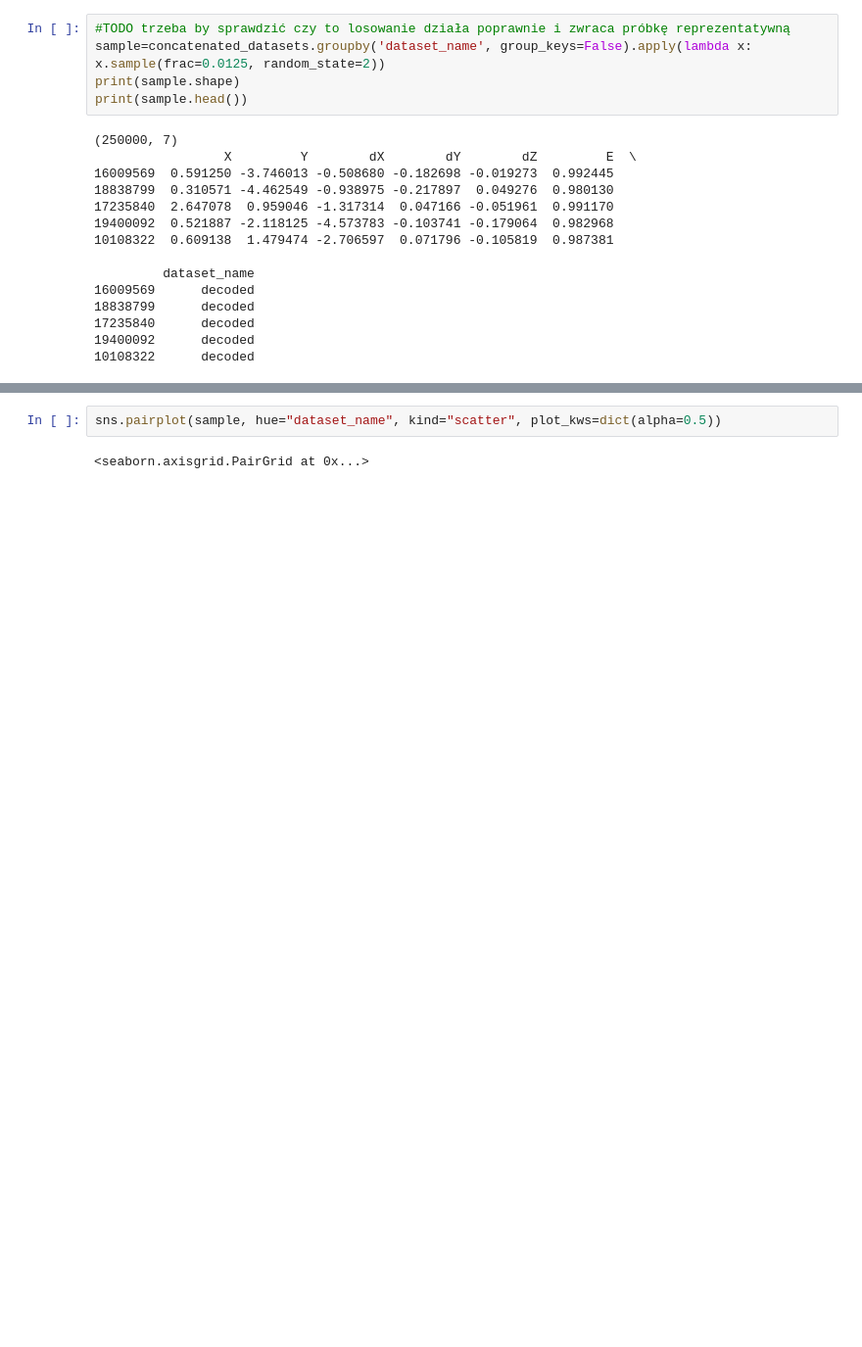
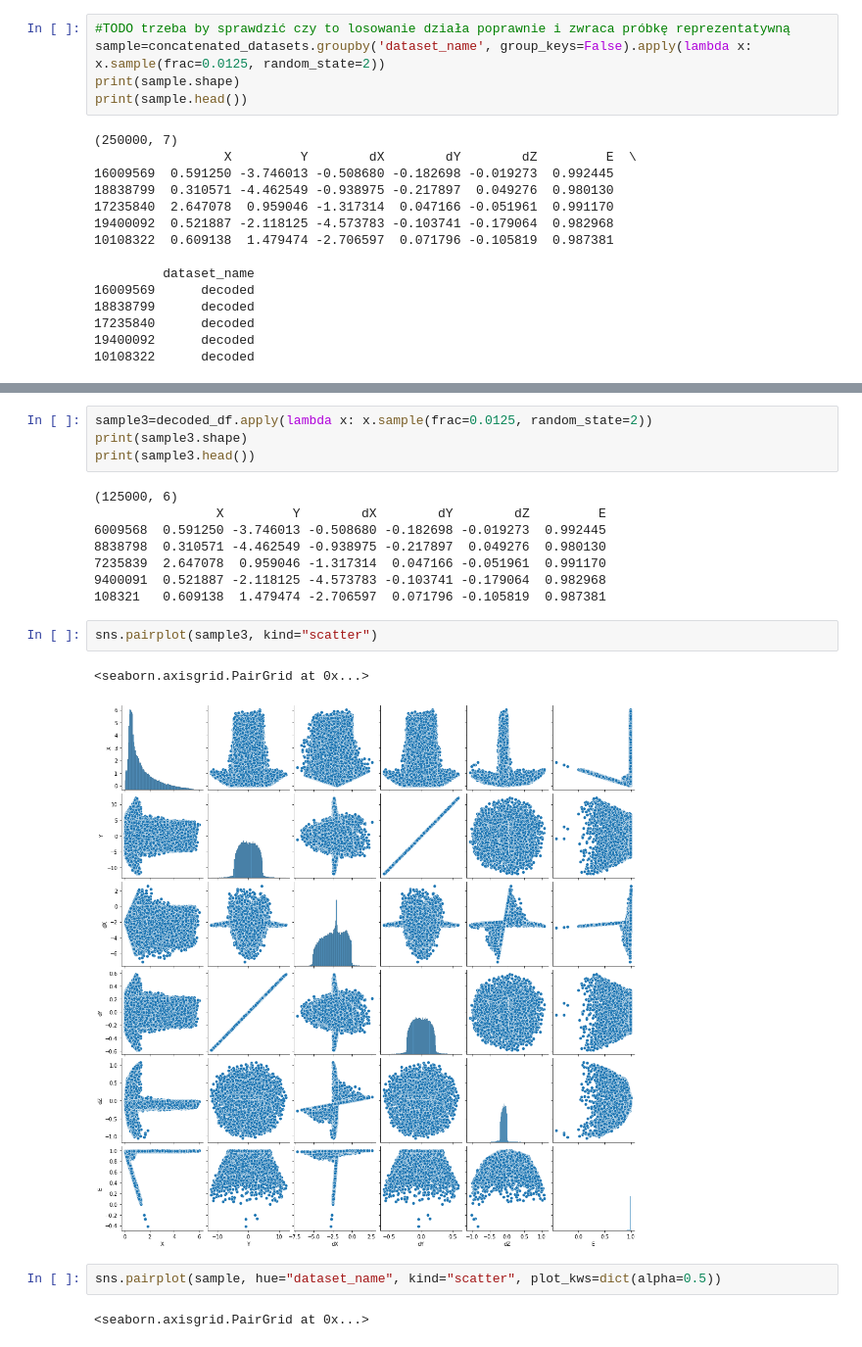
Before and after one commit to Galatros/VAE-GAN-PHSP, a Jupyter notebook: AE_VAE/Autoencoders_Photons/photons_vae_mmd.ipynb, the cells around one changed output, grey strips where cells are left out. Shown at 98% size. Saved outputs shown, nothing was run; the diff lists cells and outputs as text; blank space fills up the shorter version.

```diff
--- a/AE_VAE/Autoencoders_Photons/photons_vae_mmd.ipynb
+++ b/AE_VAE/Autoencoders_Photons/photons_vae_mmd.ipynb
@@ -305,3 +318,20 @@ print(sample2.head())
+# %%
+sample3=decoded_df.apply(lambda x: x.sample(frac=0.0125, random_state=2))
+print(sample3.shape)
+print(sample3.head())
+# %% [output]
+(125000, 6)
+                X         Y        dX        dY        dZ         E
+6009568  0.591250 -3.746013 -0.508680 -0.182698 -0.019273  0.992445
+8838798  0.310571 -4.462549 -0.938975 -0.217897  0.049276  0.980130
+7235839  2.647078  0.959046 -1.317314  0.047166 -0.051961  0.991170
+9400091  0.521887 -2.118125 -4.573783 -0.103741 -0.179064  0.982968
+108321   0.609138  1.479474 -2.706597  0.071796 -0.105819  0.987381
+# %%
+sns.pairplot(sample3, kind="scatter")
+# %% [output]
+<seaborn.axisgrid.PairGrid at 0x...>
+[figure, added]
 # %%
 sns.pairplot(sample, hue="dataset_name", kind="scatter", plot_kws=dict(alpha=0.5))
 # %% [output]
```
Also changed, not shown: parts of 2 cells of this notebook.
